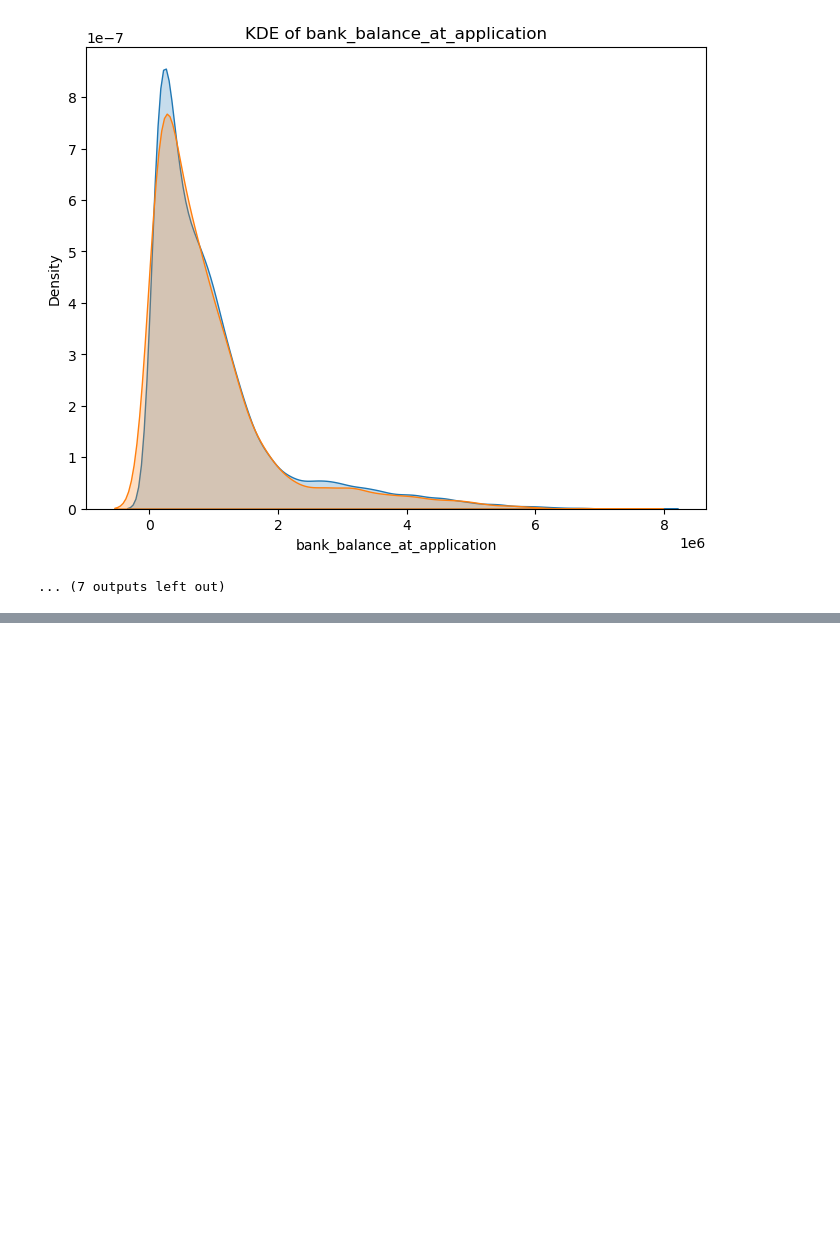
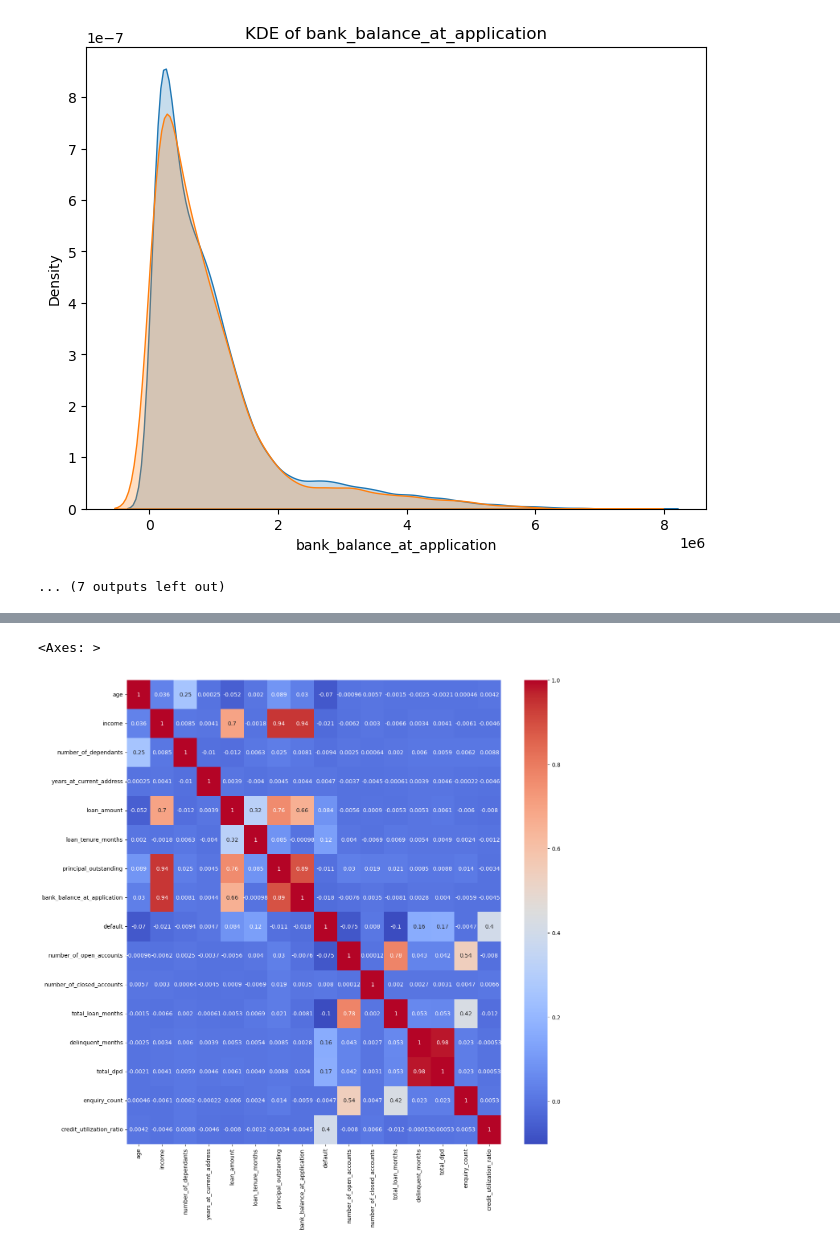
Before and after one commit to JY6299/CR_Modeling_2, a Jupyter notebook: CR_ML_Modeling.ipynb, the cells around one changed output, grey strips where cells are left out. Cells and saved outputs as stored; diff of their text form; code cells hidden in the pictures; blank space fills up the shorter version.

```diff
--- a/CR_ML_Modeling.ipynb
+++ b/CR_ML_Modeling.ipynb
@@ -286,0 +301,11 @@ for i in df1.select_dtypes(include=['int64','float64']):
+# %%
+# We need to DROP some columns that apparently multicolinearity with others (Some already have really high correlation)
+drop_lst = ['processing_fee', 'sanction_amount', 'gst','net_disbursement']
+df2 = df1.drop(columns = drop_lst)
+df2.shape
+corr = df2.corr(numeric_only=True)
+plt.figure(figsize=(15,15))
+sns.heatmap(corr,cmap='coolwarm', annot=True)
+# %% [output]
+<Axes: >
+[figure, added]
```
Also changed, not shown: parts of 9 cells of this notebook.
